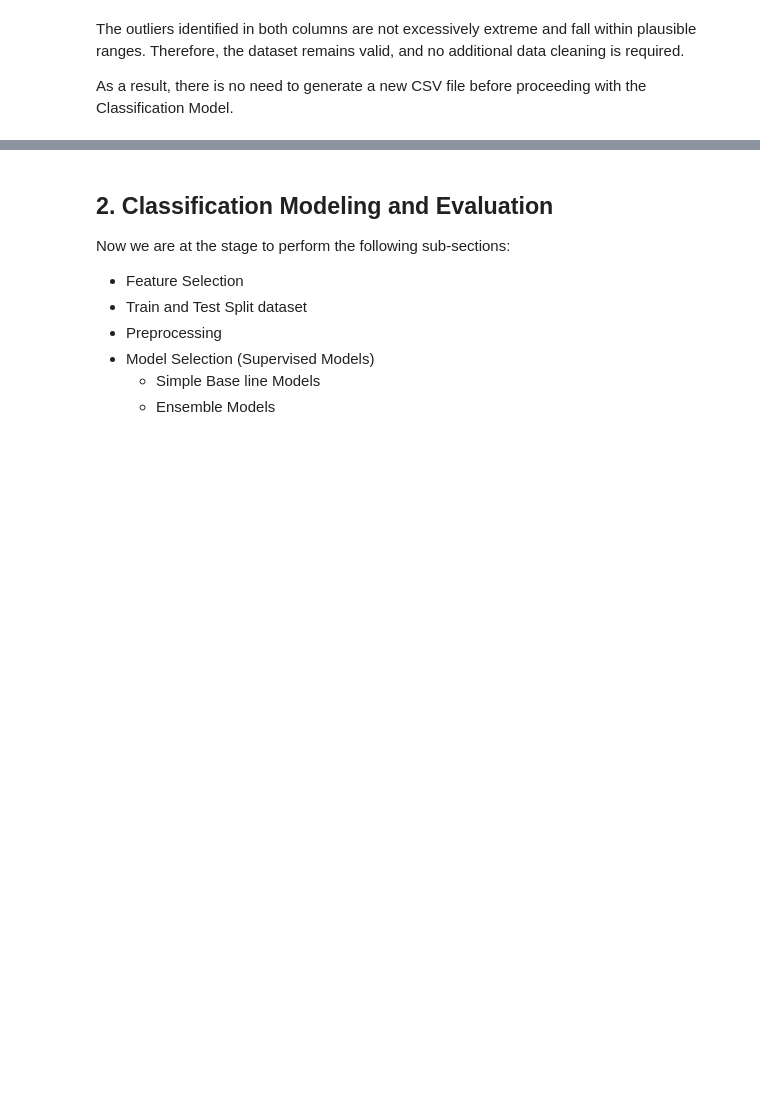
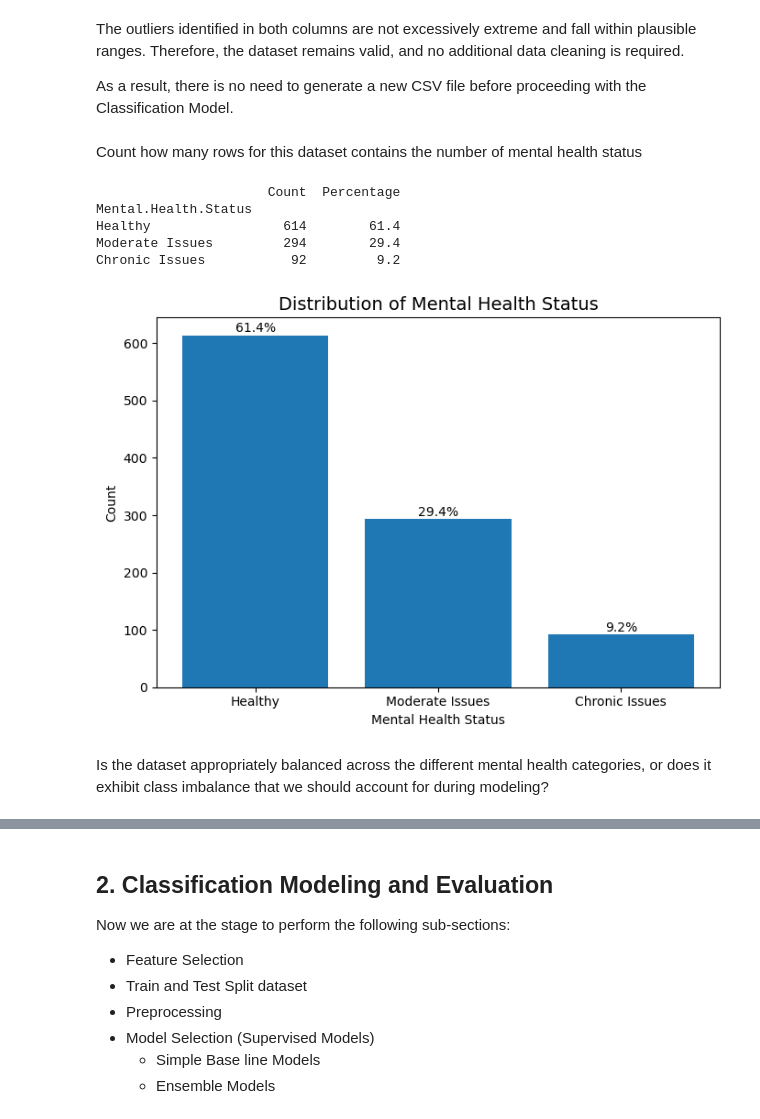
Before and after one commit to AaronTYT/IOD_mini_project_2_tech-wellbeing, a Jupyter notebook: mini_project_2.ipynb, the cells around one changed output, grey strips where cells are left out. Drawn from its saved outputs; the diff is of its cells as text; code cells hidden in the pictures; blank space fills up the shorter version.

```diff
--- a/mini_project_2.ipynb
+++ b/mini_project_2.ipynb
@@ -330,3 +342,42 @@ df[z_gaming > 3]
 The outliers identified in both columns are not excessively extreme and fall within plausible ranges. Therefore, the dataset remains valid, and no additional data cleaning is required.
 
 As a result, there is no need to generate a new CSV file before proceeding with the Classification Model.
+# %% [markdown]
+Count how many rows for this dataset contains the number of mental health status
+# %%
+# Count and percentage for each Mental Health Status
+status_counts = df['Mental.Health.Status'].value_counts()
+status_percentages = df['Mental.Health.Status'].value_counts(normalize=True) * 100
+
+# Combine both into one DataFrame
+status_summary = pd.DataFrame({
+    'Count': status_counts,
+    'Percentage': status_percentages.round(2)
+})
+
+print(status_summary)
+# %% [output]
+                      Count  Percentage
+Mental.Health.Status
+Healthy                 614        61.4
+Moderate Issues         294        29.4
+Chronic Issues           92         9.2
+# %%
+# Plot bar chart
+plt.figure(figsize=(7, 5))
+bars = plt.bar(status_summary.index, status_summary['Count'])
+
+# Add percentage labels on top of each bar
+for bar, perc in zip(bars, status_summary['Percentage']):
+    plt.text(bar.get_x() + bar.get_width()/2, bar.get_height() + 0.1, f'{perc:.1f}%',
+             ha='center', va='bottom', fontsize=10)
+
+plt.title('Distribution of Mental Health Status', fontsize=14)
+plt.xlabel('Mental Health Status')
+plt.ylabel('Count')
+plt.tight_layout()
+plt.show()
+# %% [output]
+[figure, added]
+# %% [markdown]
+Is the dataset appropriately balanced across the different mental health categories, or does it exhibit class imbalance that we should account for during modeling?
```
Also changed, not shown: parts of 16 cells of this notebook, 7 other files.
